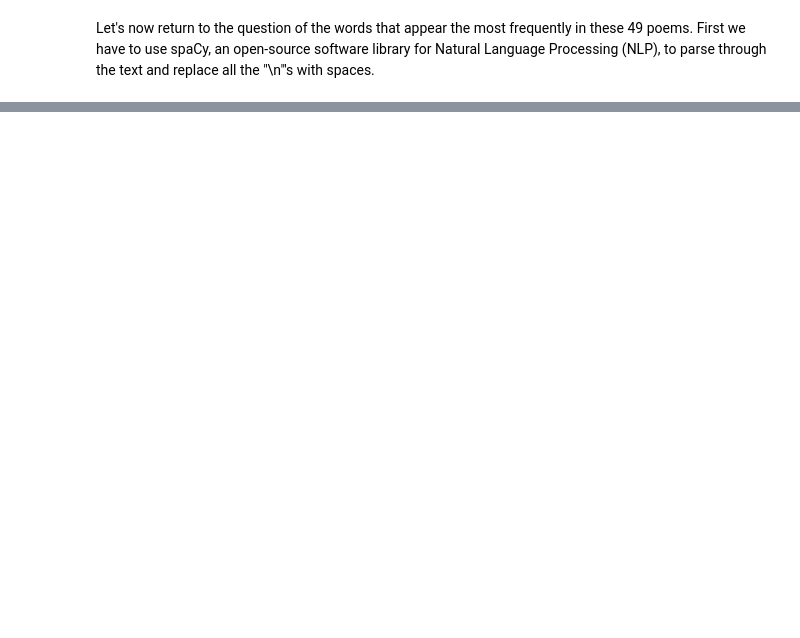
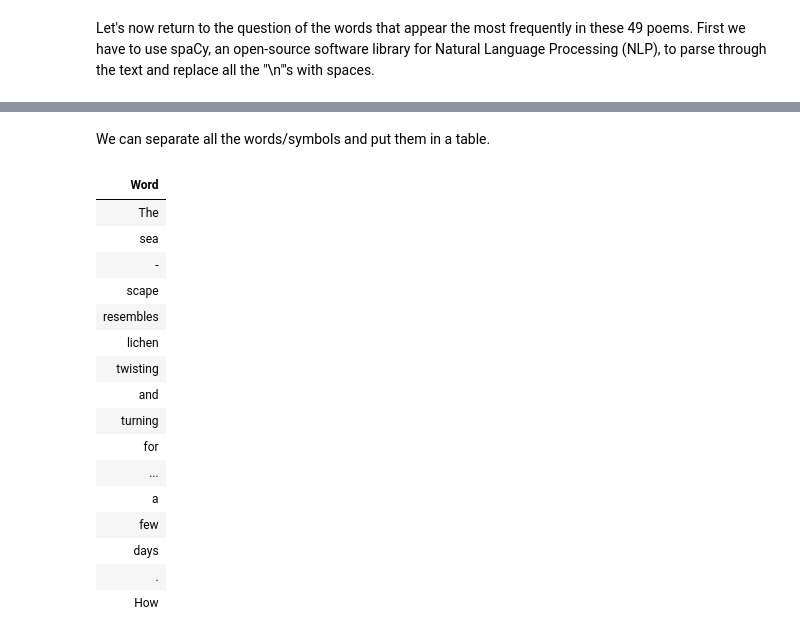
Before and after one commit to ds-modules/XENGLIS-31AC, a Jupyter notebook: XENG_31AC.ipynb, the cells around one changed output, grey strips where cells are left out. Drawn from its saved outputs; the diff is of its cells as text; code cells hidden in the pictures; blank space fills up the shorter version.

```diff
--- a/XENG_31AC.ipynb
+++ b/XENG_31AC.ipynb
@@ -148,0 +149,24 @@ The sea-scape resembles lichen twisting and turning for a thousand li} There is
+# %% [markdown]
+We can separate all the words/symbols and put them in a table.
+# %%
+toks_tab = Table()
+toks_tab.append_column(label="Word", values=[word.text for word in parsed_text])
+toks_tab.show()
+# %% [output]
+| Word |
+| The |
+| sea |
+| - |
+| scape |
+| resembles |
+| lichen |
+| twisting |
+| and |
+| turning |
+| for |
+| ... |
+| a |
+| few |
+| days |
+| . |
+| How |
```
Also changed, not shown: parts of 8 cells of this notebook, 1 other file.
